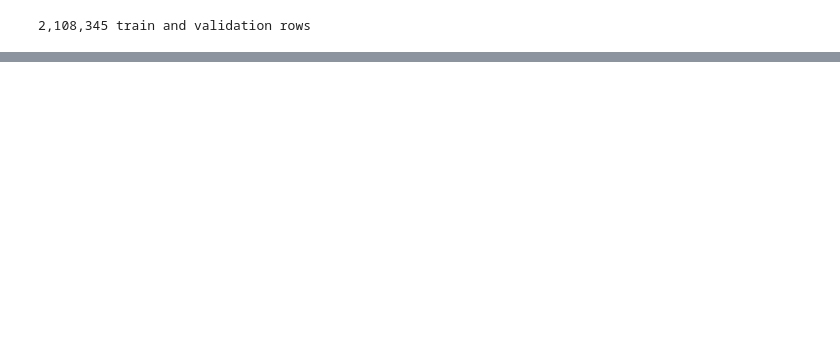
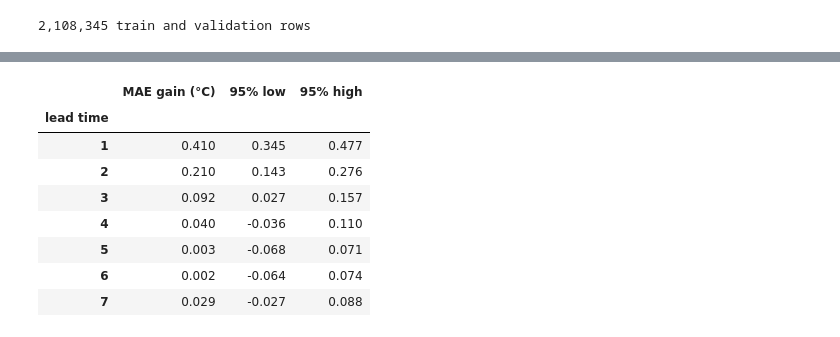
Before and after one commit to aidanorines/WeatherPredictionProject, a Jupyter notebook: notebooks/gradient_boosting.ipynb, the cells around one changed output, grey strips where cells are left out. Saved outputs shown, nothing was run; the diff lists cells and outputs as text; code cells hidden in the pictures; blank space fills up the shorter version.

```diff
--- a/notebooks/gradient_boosting.ipynb
+++ b/notebooks/gradient_boosting.ipynb
@@ -96,3 +140,24 @@ Name: MAE gain (°C), dtype: float64
+# %%
+week = ((rows.DATE - rows.DATE.min()).dt.days // 7).to_numpy()
+picks = np.random.default_rng(0).integers(0, week.max() + 1, size=(2000, week.max() + 1))
+weeks_used = np.bincount(week)[picks].sum(axis=1)
+luck = {}
+for h in LEADS:
+    truth = rows[f"y{h}"].to_numpy()
+    gain = np.abs(forecasts["damped anomaly"][:, h - 1] - truth) - np.abs(gb[f"y{h}"].to_numpy() - truth)
+    resampled = np.bincount(week, gain)[picks].sum(axis=1) / weeks_used
+    luck[h] = {"MAE gain (°C)": gain.mean(), "95% low": np.percentile(resampled, 2.5), "95% high": np.percentile(resampled, 97.5)}
+pd.DataFrame(luck).T.rename_axis("lead time").round(3)
+# %% [output]
+|  | MAE gain (°C) | 95% low | 95% high |
+| lead time |  |  |  |
+| 1 | 0.410 | 0.345 | 0.477 |
+| 2 | 0.210 | 0.143 | 0.276 |
+| 3 | 0.092 | 0.027 | 0.157 |
+| 4 | 0.040 | -0.036 | 0.110 |
+| 5 | 0.003 | -0.068 | 0.071 |
+| 6 | 0.002 | -0.064 | 0.074 |
+| 7 | 0.029 | -0.027 | 0.088 |
 # %%
 # Categorical slots 1-4 of the validated default palette; markers differ so identity is not color alone.
 styles = {"persistence": ("#2a78d6", "o"), "climatology": ("#eb6834", "s"),
```
Also changed, not shown: parts of 13 cells of this notebook.
